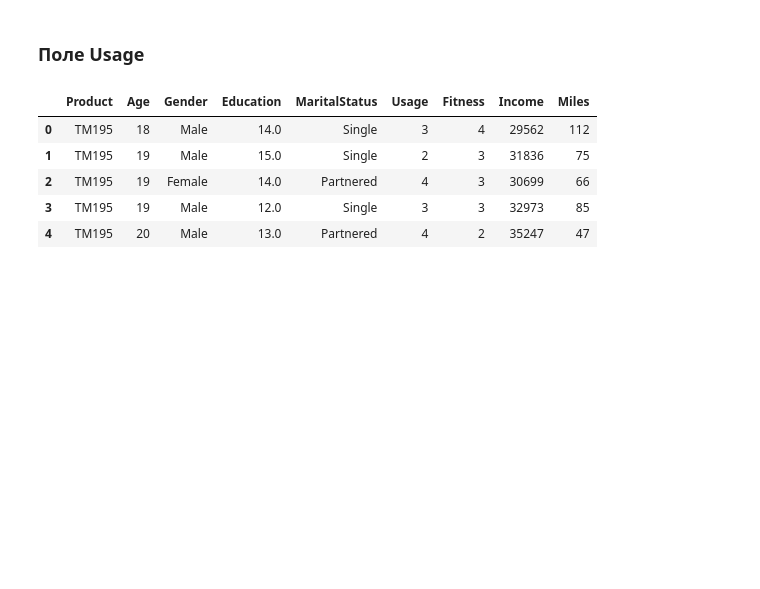
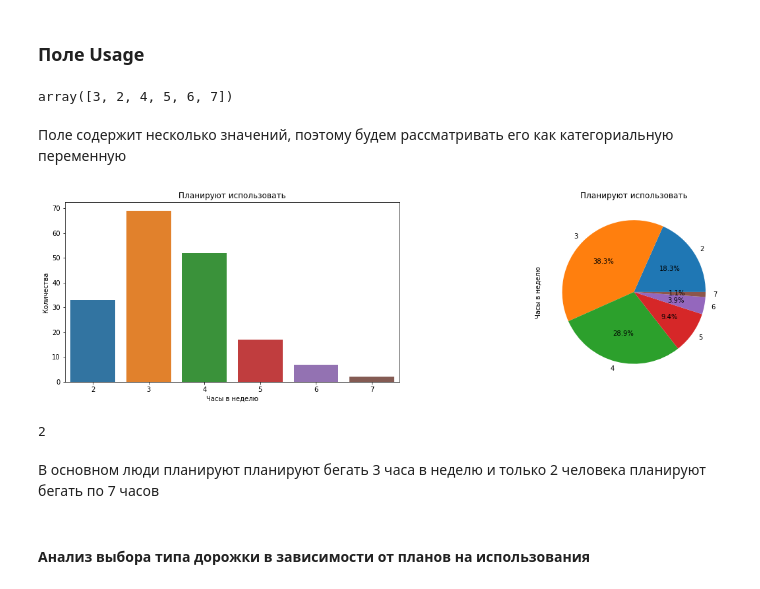
Before and after one commit to Chularev/kaggle_competitions, a Jupyter notebook: CardioGoodFitness/notebook.ipynb, the cells around one changed output. Drawn from its saved outputs; the diff is of its cells as text; code cells hidden in the pictures; blank space fills up the shorter version.

```diff
--- a/CardioGoodFitness/notebook.ipynb
+++ b/CardioGoodFitness/notebook.ipynb
@@ -723,12 +723,21 @@ do_test(result.pvalue)
 Семейный статус не влияет на образование
 # %% [markdown]
 ### Поле Usage
-# %%
-data.head()
-# %% [output]
-|  | Product | Age | Gender | Education | MaritalStatus | Usage | Fitness | Income | Miles |
-| 0 | TM195 | 18 | Male | 14.0 | Single | 3 | 4 | 29562 | 112 |
-| 1 | TM195 | 19 | Male | 15.0 | Single | 2 | 3 | 31836 | 75 |
-| 2 | TM195 | 19 | Female | 14.0 | Partnered | 4 | 3 | 30699 | 66 |
-| 3 | TM195 | 19 | Male | 12.0 | Single | 3 | 3 | 32973 | 85 |
-| 4 | TM195 | 20 | Male | 13.0 | Partnered | 4 | 2 | 35247 | 47 |
+# %%
+data['Usage'].unique()
+# %% [output]
+array([3, 2, 4, 5, 6, 7])
+# %% [markdown]
+Поле содержит несколько значений, поэтому будем рассматривать его как категориальную переменную
+# %%
+print_categories_variable('Usage', 'Планируют использовать', 'Часы в неделю', 'Количества')
+# %% [output]
+[figure, added]
+# %%
+len(data[data['Usage'] == 7])
+# %% [output]
+2
+# %% [markdown]
+В основном люди планируют планируют бегать 3 часа в неделю и только 2 человека планируют бегать по 7 часов
+# %% [markdown]
+#### Анализ выбора типа дорожки в зависимости от планов на использования
```
Also changed, not shown: parts of 7 cells of this notebook.
